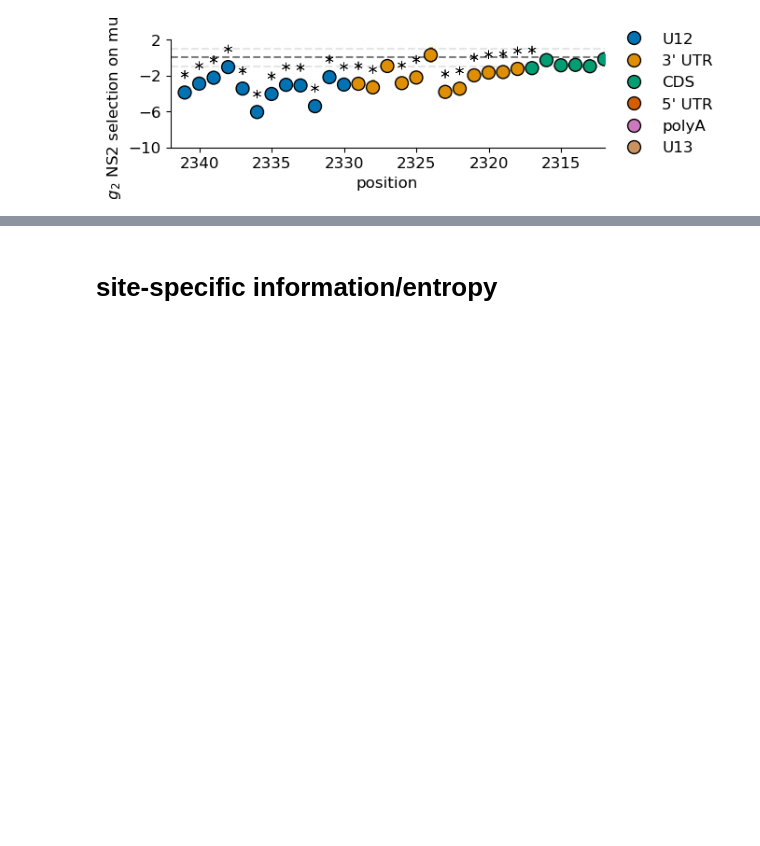
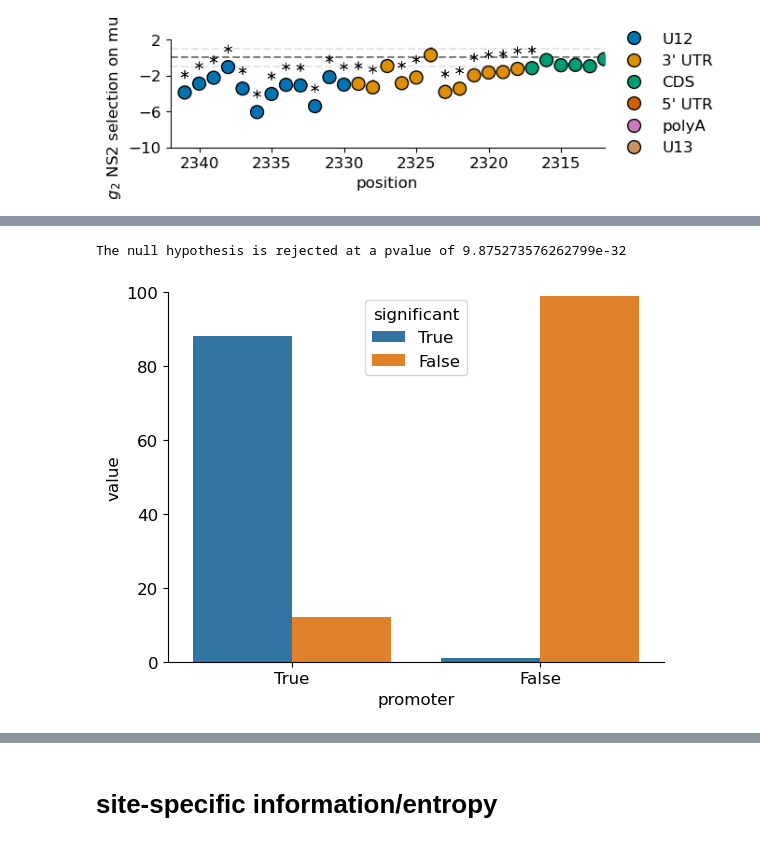
Before and after one commit to Russell-laboratory/NS2_sequence_specificity, a Jupyter notebook: Figures_sequencing.ipynb, the cells around one changed output, grey strips where cells are left out. Drawn from its saved outputs; the diff is of its cells as text; code cells hidden in the pictures; blank space fills up the shorter version.

```diff
--- a/Figures_sequencing.ipynb
+++ b/Figures_sequencing.ipynb
@@ -1483,0 +1501,22 @@ plt.savefig('Figures/NS2cRNAprom.pdf',format='pdf', bbox_inches = "tight")
+# %%
+graph = freqCompare.copy()
+graph['promoter'] = (graph.context == 'U12') | (graph.context == 'U13')
+graph['significant'] = (graph.significant_mg) & (graph.mg <= -1)
+contingency = pd.crosstab(graph.promoter, graph.significant)
+ratio, pval = scipy.stats.fisher_exact(contingency)
+frequency = pd.crosstab(graph.promoter, graph.significant, normalize='index').stack().reset_index().rename(columns={0:'value'})
+frequency['value'] = frequency.value * 100
+sns.barplot(x= 'promoter', y='value', hue='significant', data=frequency, hue_order=[True,False], order=[True,False])
+sns.despine()
+plt.ylim(0,100)
+ax.set_ylabel('frequency of population')
+
+if(pval < 0.05):
+    print('The null hypothesis is rejected at a pvalue of {0}'.format(str(pval)))
+else:
+    print('the null hypothesis fails to be rejected at a pvalue of '.format(str(pval)))
+sns.despine()
+plt.savefig('Figures/sigSitespromMG.pdf',format='pdf', bbox_inches = "tight")
+# %% [output]
+The null hypothesis is rejected at a pvalue of 9.875273576262799e-32
+[figure, added]
```
Also changed, not shown: parts of 25 cells of this notebook, 44 other files.
